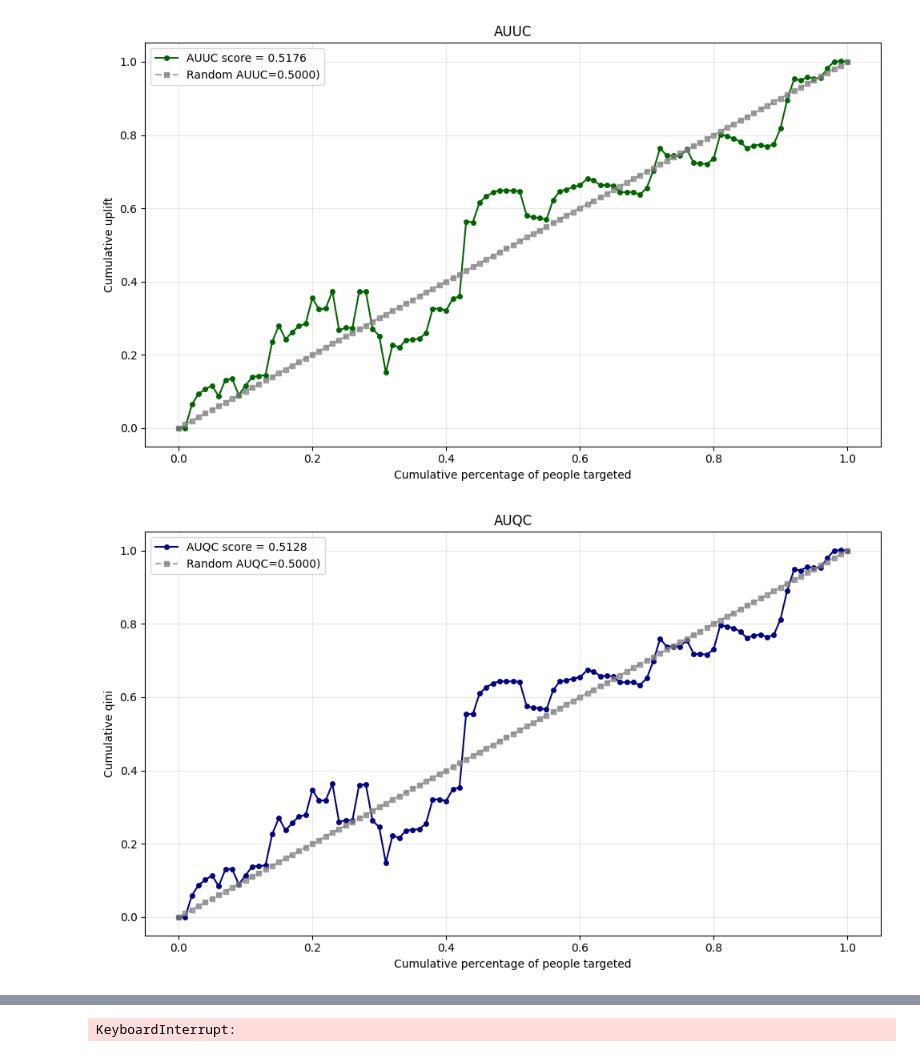
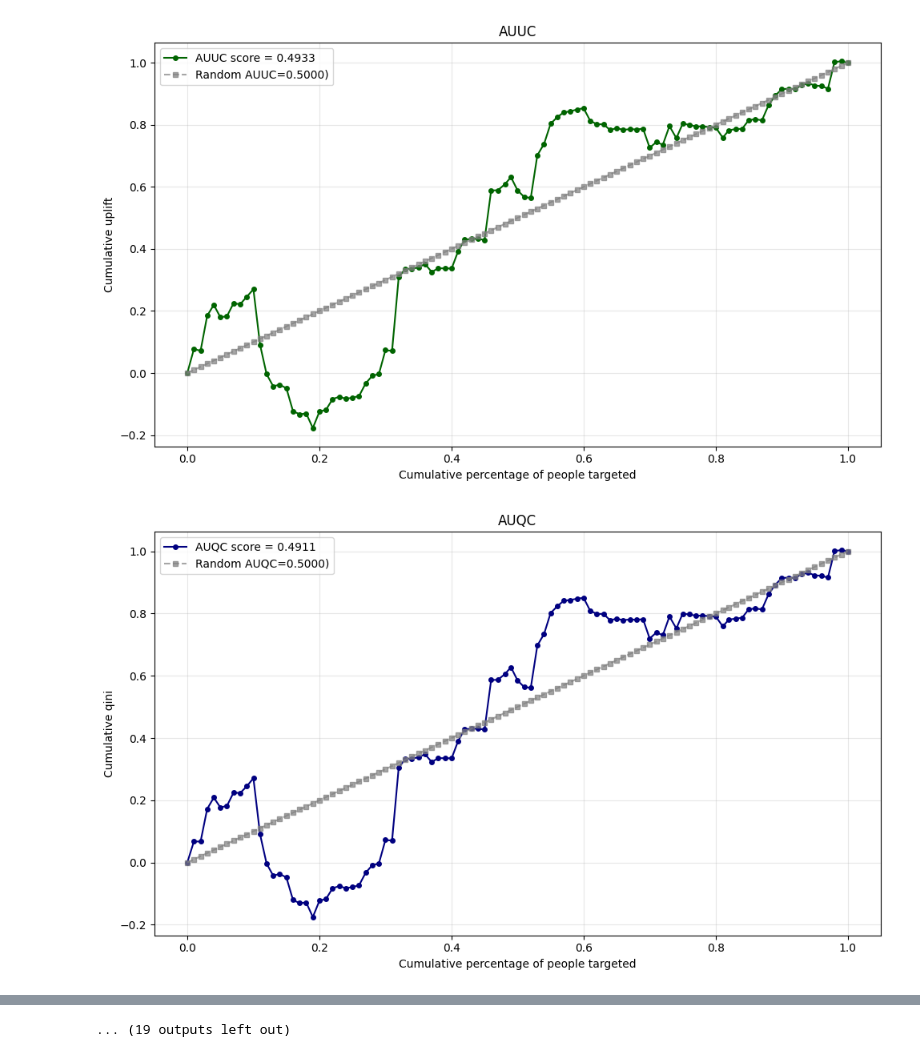
Before and after one commit to ducvu0904/RERUM, a Jupyter notebook: Tarnet/tarnet_l2r_ablation.ipynb, the cells around one changed output, grey strips where cells are left out. Saved outputs shown, nothing was run; the diff lists cells and outputs as text; code cells hidden in the pictures.

```diff
--- a/Tarnet/tarnet_l2r_ablation.ipynb
+++ b/Tarnet/tarnet_l2r_ablation.ipynb
@@ -33,8 +47,8 @@ label_feature = ['spend']
 treatment_feature = ['treatment']
 # %%
 # 1. Định nghĩa danh sách các cột (Bạn hãy điều chỉnh tên cột đúng với dữ liệu của mình)
-cat_features = ['zip_code', 'channel', 'history_segment'] # Các biến phân loại (đã LabelEncode)
-num_features = ['recency', 'history', 'mens', 'womens']     # Các biến số thực (đã Scale)
+cat_features = ['zip_code', 'channel','history_segment', 'mens', 'womens', 'newbie'] # Các biến phân loại (đã LabelEncode)
+num_features = ['recency', 'history']     # Các biến số thực (đã Scale)
 
 def prepare_tensors(df):
     """Hàm hỗ trợ chuyển đổi DataFrame thành các Tensor riêng biệt"""
@@ -298,29 +108,6 @@ seeds = [412312, 42, 1874, 902745, 1, 2, 3, 4, 5, 6] # Extended to 10 seeds for
 device = torch.device("cuda" if torch.cuda.is_available() else "cpu")
 all_runs = []
 
-# if 'best_cfg' not in globals():
-#     raise ValueError("best_cfg not found. Run grid-search cell first.")
-
-# best_lr = float(best_cfg['lr'])
-# best_wd = float(best_cfg['weight_decay'])
-# best_shared_hidden = int(best_cfg['shared_hidden'])
-# best_outcome_hidden = int(best_cfg['outcome_hidden'])
-# best_shared_dropout = float(best_cfg['shared_dropout'])
-# best_outcome_dropout = float(best_cfg['outcome_dropout'])
-# best_uplift_ranking = float(best_cfg['uplift_ranking'])
-# best_response_ranking = float(best_cfg['response_ranking'])
-# best_ranking_start = int(best_cfg['ranking_start'])
-# best_ema_alpha = float(best_cfg['ema_alpha'])
-
-# print("Evaluating on test with best validation config:")
-# print(f"  lr={best_lr:.1e}, weight_decay={best_wd:.1e}")
-# print(f"  shared_hidden={best_shared_hidden}, outcome_hidden={best_outcome_hidden}")
-# print(f"  shared_dropout={best_shared_dropout:.3f}, outcome_dropout={best_outcome_dropout:.3f}")
-# print(f"  uplift_ranking={best_uplift_ranking}, response_ranking={best_response_ranking}")
-# print(f"  response_ranking={best_response_ranking}")
-# print(f"  ranking_start={best_ranking_start}")
-# print(f"  Number of seeds: {len(seeds)}")
-# print(f"  ema_alpha={best_ema_alpha:.3f}")
 # 2. Loop over seeds for robust test evaluation
 for SEED in seeds:
     seed_everything(SEED)
@@ -328,21 +115,21 @@ for SEED in seeds:
     tarnet = Tarnet(
         cate_dims=cat_dims,
         num_count=num_count,
-        epochs=epochs,
-        learning_rate=0.000083,
-        weight_decay=0.005178,
-        use_ema=ema,
-        ema_alpha=0.3,
+        epochs=150,
+        learning_rate=1e-4,
+        weight_decay=1e-5,
         patience=patience,
         shared_hidden=200,
         outcome_hidden=100,
         outcome_dropout=0.0,
-        shared_dropout=0.0	,
-        early_stop_metric=early_stop_metric,
-        early_stop_start_epoch=30,
-        uplift_ranking=1,
+        shared_dropout=0.0,
+        early_stop_metric="loss",
+        early_stop_start_epoch=0,
+        uplift_ranking= 1,
         response_ranking=0,
-        ranking_start_epoch=0
+        ranking_start_epoch=0,
+        max_samples=10000
+
 
     )
 
@@ -369,7 +156,7 @@ for SEED in seeds:
         'KRCC': krcc(y_true, t_true, uplift_pred, bins=100),
         'ATE_Err': abs(ate_pred - ate_true)
     })
-    print(f"  Done Seed {SEED}")
+    print(f"Done Seed {SEED}")
 
 # 3. Aggregate final test metrics
 df_results = pd.DataFrame(all_runs)
@@ -415,2 +202,2 @@ Epoch 5/150 | Base Loss: 459.1041 | Uplift Loss: -3.768025 | Total Loss: 455.336
-[figure, old version]
+[figure, new version]
-[figure, old version]
+[figure, new version]
@@ -468 +261 @@ Epoch 5/150 | Base Loss: 498.3307 | Uplift Loss: 5.860833 | Total Loss: 504.1916
-KeyboardInterrupt:
+... (19 outputs left out)
```
Also changed, not shown: parts of 8 cells of this notebook, 21 other files.
